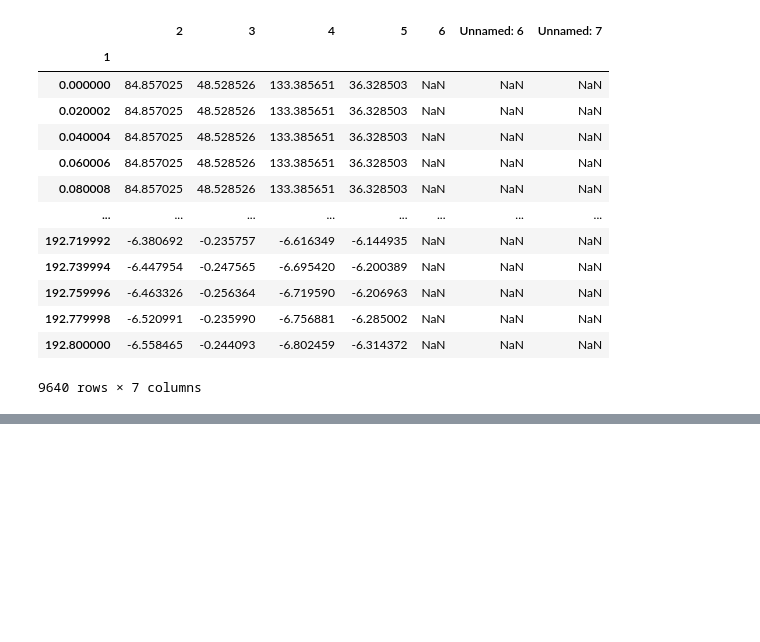
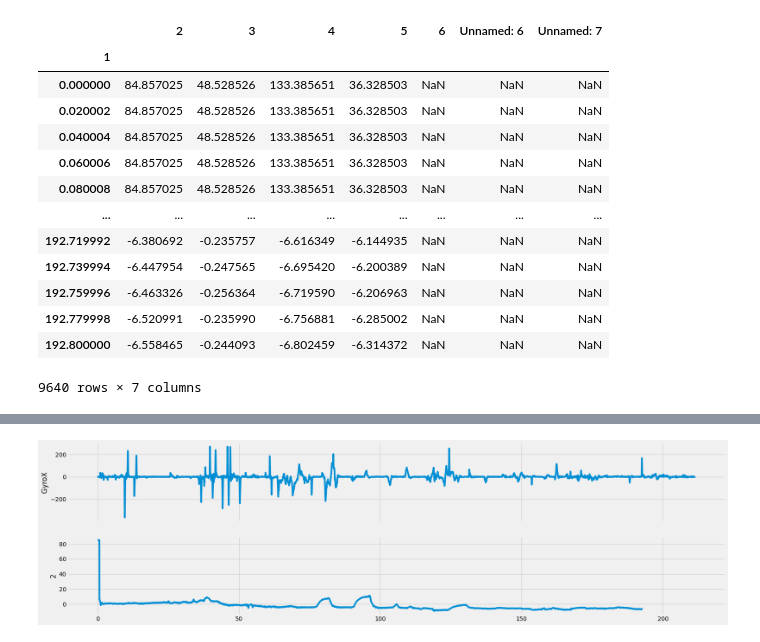
Before and after one commit to VirajJaneja/FNIRSMotionArtifacts, a Jupyter notebook: Motion Artifact Identification.ipynb, the cells around one changed output, grey strips where cells are left out. Drawn from its saved outputs; the diff is of its cells as text; code cells hidden in the pictures; blank space fills up the shorter version.

Commit message:
Time series plot now exists, just have to make the shading

```diff
--- a/Motion Artifact Identification.ipynb
+++ b/Motion Artifact Identification.ipynb
@@ -352,12 +354,22 @@ working(Trial1OxV2)
 # %%
-def timeSeriesPlot(conS, OxyS, trialCons, trialOxys):
-    FunctionPlot_cols = ['GyroX', 'GyroZ']
+def timeSeriesPlot(df1, col1, df2, col2):
+    FPL_cols = [col1, col2]
 
-    fig, axes = plt.subplots(2,1, figsize=(25,7), sharex=True)
-    Trial1Con[plot_cols].plot(subplots=True, ax=axes)
-    for ax in axes:
-        ax.axvspan(200, 3000, color=sns.xkcd_rgb['grey'], alpha=0)
-        ax.axvspan(200, 3000,  color=sns.xkcd_rgb['grey'], alpha=0.5)
+    fig, (ax1, ax2) = plt.subplots(2, 1, figsize=(25,7), sharex=True)
+#     Trial1Con[FPL_cols[0]].plot(subplots=True, ax=axes)
+#     Trial1ConV2[FPL_cols[0]].plot(subplots=True)
+#     Trial1OxV2[FPL_cols[1]].plot(subplots = True)
+
+
+    ax1.plot(df1[FPL_cols[0]])
+    ax1.set_ylabel(col1)
+    ax2.plot(df2[FPL_cols[1]])
+    ax2.set_ylabel(col2)
+
+
+#     for ax in axes:
+#         ax.axvspan(200, 3000, color=sns.xkcd_rgb['grey'], alpha=0)
+#         ax.axvspan(200, 3000,  color=sns.xkcd_rgb['grey'], alpha=0.5)
 
 
     Trial1Con['EventMarker']
@@ -377,0 +378,4 @@ Name: EventMarker, Length: 27062, dtype: int64
+# %%
+timeSeriesPlot(Trial1ConV2, 'GyroX', Trial1OxV2, '2')
+# %% [output]
+[figure, added]
```
Also changed, not shown: parts of 5 cells of this notebook.
